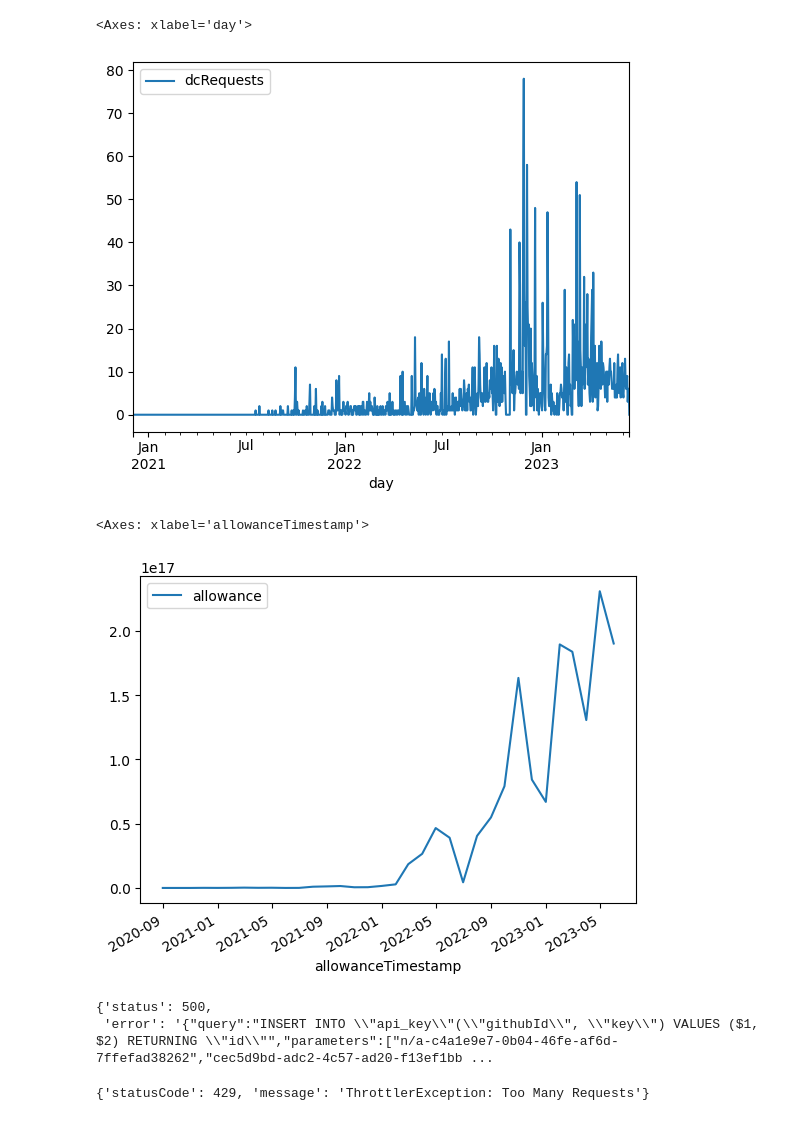
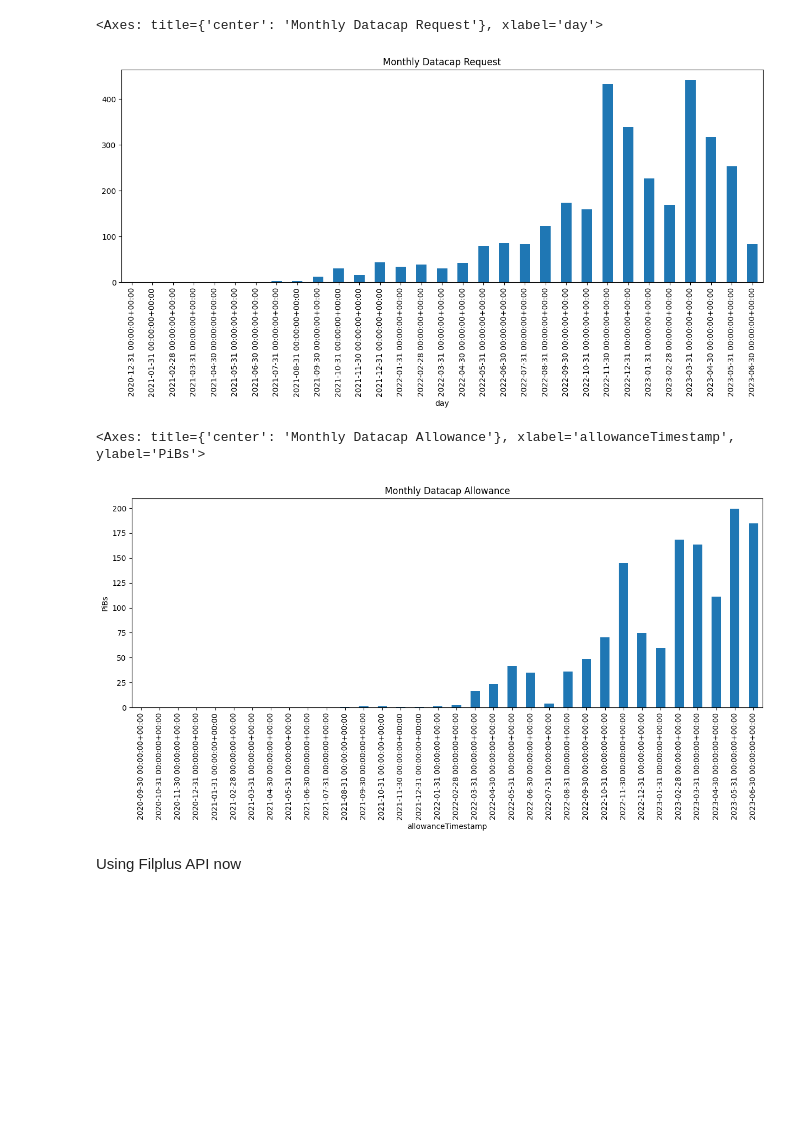
Before and after one commit to davidgasquez/filecoin-data-portal, a Jupyter notebook: analysis/2023-06-13 Filecoin Plus.ipynb, the cells around one changed output. Drawn from its saved outputs; the diff is of its cells as text; code cells hidden in the pictures; blank space fills up the shorter version.

```diff
--- a/analysis/2023-06-13 Filecoin Plus.ipynb
+++ b/analysis/2023-06-13 Filecoin Plus.ipynb
@@ -83,32 +202,38 @@ dc_requested
 # %%
 dc_requested = pd.DataFrame(
     requests.get(
         "https://api.datacapstats.io/api/timescale/get-dc-requested/per-day"
     ).json()
 )
 # Parse day column to datetime and dcRequests to int
 dc_requested["day"] = pd.to_datetime(dc_requested["day"])
 dc_requested["dcRequests"] = dc_requested["dcRequests"].astype(int)
-dc_requested.plot(x="day", y="dcRequests")
+
+# Monthly datacap requested
+dc_requested.groupby(pd.Grouper(key="day", freq="M"))["dcRequests"].sum().plot(
+    kind="bar", figsize=(15, 5), title="Monthly Datacap Request"
+)
 # %% [output]
-<Axes: xlabel='day'>
+<Axes: title={'center': 'Monthly Datacap Request'}, xlabel='day'>
-[figure, old version]
+[figure, new version]
 # %%
 allowance_historic_data = pd.DataFrame(
     requests.get(url + "api/getAllowanceHistoricData").json()
 )
 # Cast allowance to int and allowanceTimestamp to datetime
-allowance_historic_data["allowance"] = allowance_historic_data["allowance"].astype(int)
+allowance_historic_data["allowance_pibs"] = (
+    allowance_historic_data["allowance"].astype(int) / 1024**5
+)
 allowance_historic_data["allowanceTimestamp"] = pd.to_datetime(
     allowance_historic_data["allowanceTimestamp"]
 )
 
-allowance_historic_data.plot(x="allowanceTimestamp", y="allowance")
+# Monthly allowance
+allowance_historic_data.groupby(pd.Grouper(key="allowanceTimestamp", freq="M"))[
+    "allowance_pibs"
+].sum().plot(
+    kind="bar", figsize=(15, 5), title="Monthly Datacap Allowance", ylabel="PiBs"
+)
 # %% [output]
-<Axes: xlabel='allowanceTimestamp'>
+<Axes: title={'center': 'Monthly Datacap Allowance'}, xlabel='allowanceTimestamp', ylabel='PiBs'>
-[figure, old version]
+[figure, new version]
-# %%
-requests.get(url + "public/api/getApiKey").json()
-# %% [output]
-{'status': 500,
- 'error': '{"query":"INSERT INTO \\"api_key\\"(\\"githubId\\", \\"key\\") VALUES ($1, $2) RETURNING \\"id\\"","parameters":["n/a-c4a1e9e7-0b04-46fe-af6d-7ffefad38262","cec5d9bd-adc2-4c57-ad20-f13ef1bb ...
@@ -117,5 +240,3 @@ key_id = "cec5d9bd-adc2-4c57-ad20-f13ef1bb8c95"
-# %%
-requests.get(url + "public/api/getApiKey").json()
-# %% [output]
-{'statusCode': 429, 'message': 'ThrottlerException: Too Many Requests'}
+# %% [markdown]
+Using Filplus API now
 # %%
```
Also changed, not shown: parts of 37 cells of this notebook, 2 other files.
